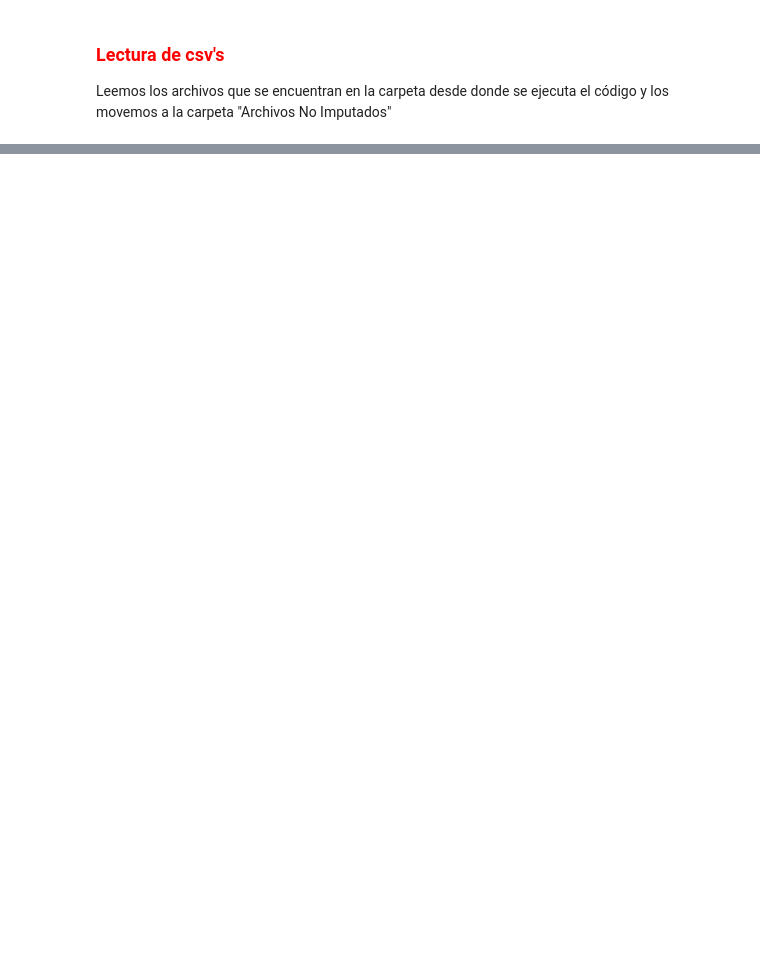
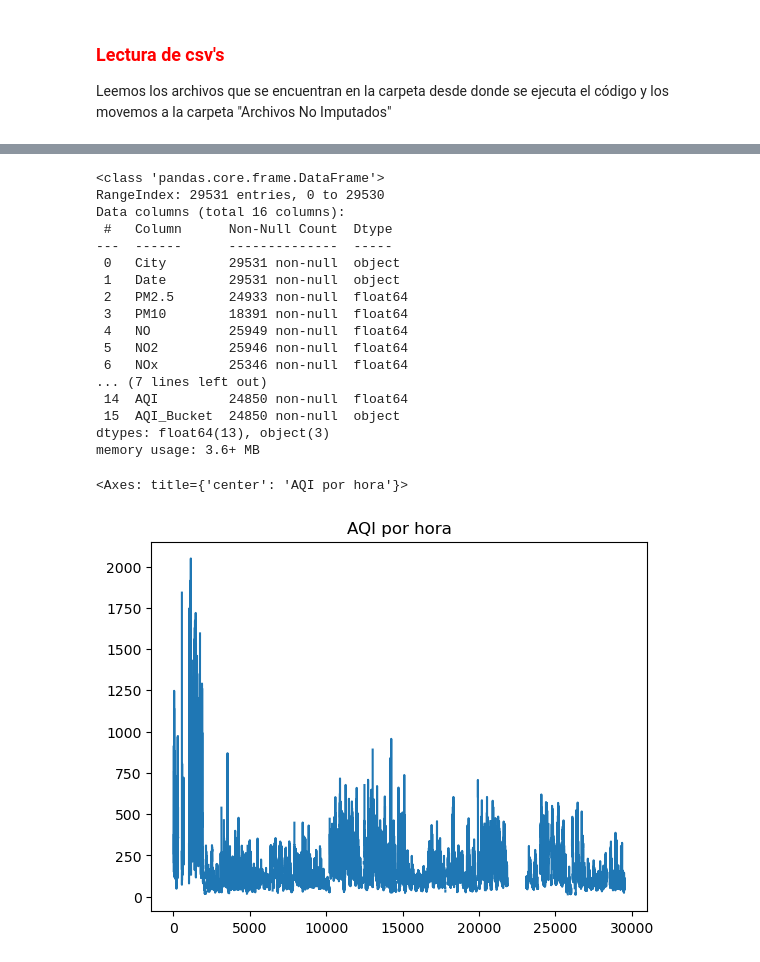
Before and after one commit to AlejandroTTD/Air-Quality-in-India-2015-2020-, a Jupyter notebook: CodePrj.ipynb, the cells around one changed output, grey strips where cells are left out. Saved outputs shown, nothing was run; the diff lists cells and outputs as text; code cells hidden in the pictures; blank space fills up the shorter version.

```diff
--- a/CodePrj.ipynb
+++ b/CodePrj.ipynb
@@ -725,0 +114,23 @@ plt.show()
+# %%
+ciudad_dia.info()
+ciudad_dia['AQI'].plot(title = "AQI por hora")
+# %% [output]
+<class 'pandas.core.frame.DataFrame'>
+RangeIndex: 29531 entries, 0 to 29530
+Data columns (total 16 columns):
+ #   Column      Non-Null Count  Dtype
+---  ------      --------------  -----
+ 0   City        29531 non-null  object
+ 1   Date        29531 non-null  object
+ 2   PM2.5       24933 non-null  float64
+ 3   PM10        18391 non-null  float64
+ 4   NO          25949 non-null  float64
+ 5   NO2         25946 non-null  float64
+ 6   NOx         25346 non-null  float64
+... (7 lines left out)
+ 14  AQI         24850 non-null  float64
+ 15  AQI_Bucket  24850 non-null  object
+dtypes: float64(13), object(3)
+memory usage: 3.6+ MB
+<Axes: title={'center': 'AQI por hora'}>
+[figure, added]
```
Also changed, not shown: parts of 92 cells of this notebook.
